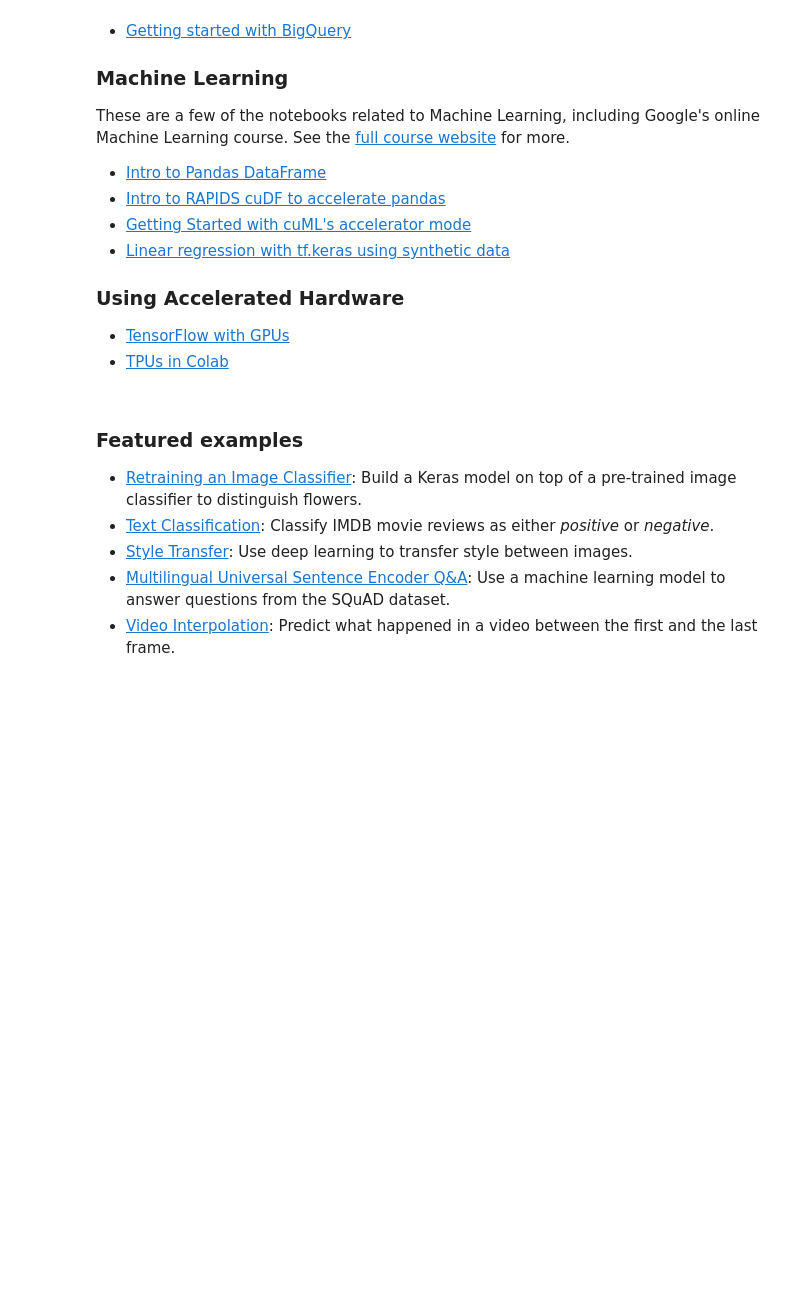
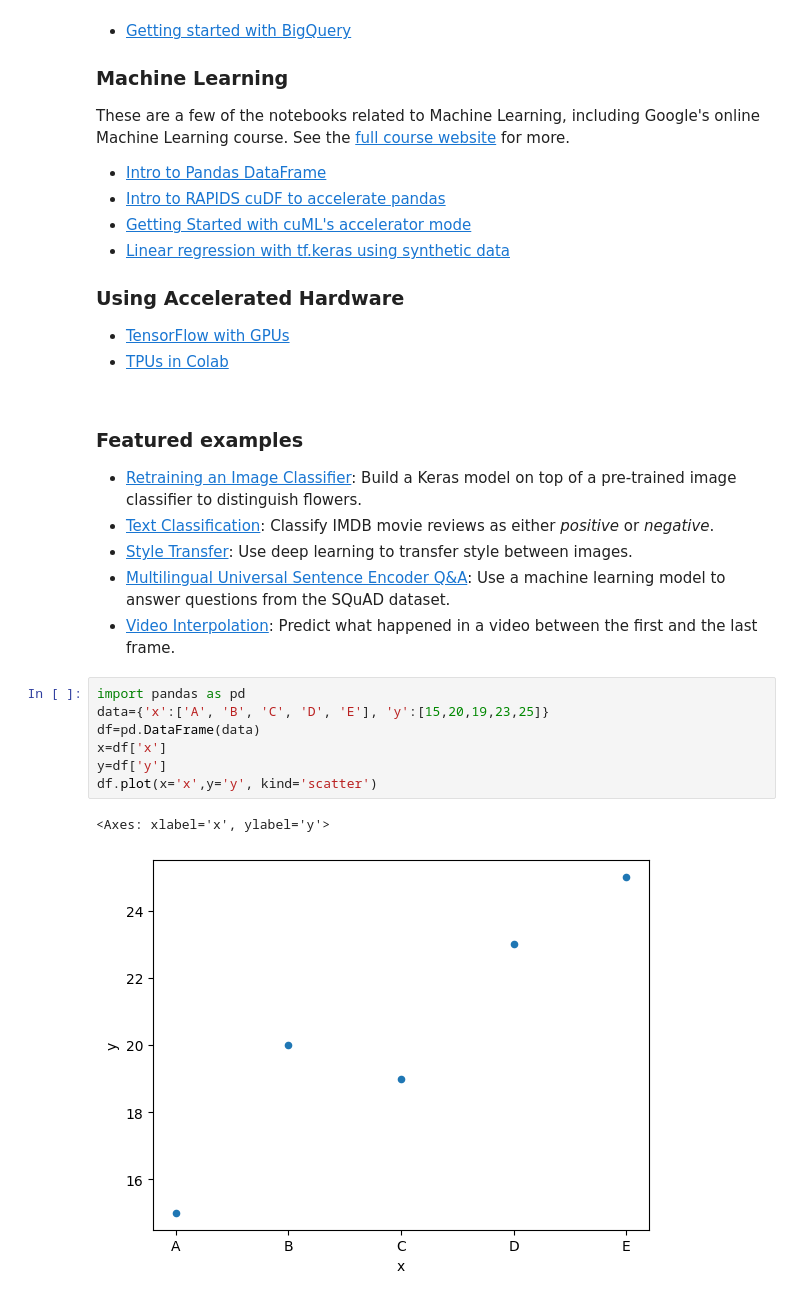
Before and after one commit to SophiaJoseph888/starter-programming-in-science-lab-2, a Jupyter notebook: Welcome_To_Colab.ipynb, the cells around one changed output. Drawn from its saved outputs; the diff is of its cells as text; blank space fills up the shorter version.

```diff
--- a/Welcome_To_Colab.ipynb
+++ b/Welcome_To_Colab.ipynb
@@ -191,3 +191,13 @@ These are a few of the notebooks related to Machine Learning, including Google's
 - [Style Transfer](https://tensorflow.org/hub/tutorials/tf2_arbitrary_image_stylization): Use deep learning to transfer style between images.
 - [Multilingual Universal Sentence Encoder Q&A](https://tensorflow.org/hub/tutorials/retrieval_with_tf_hub_universal_encoder_qa): Use a machine learning model to answer questions from the SQuAD dataset.
 - [Video Interpolation](https://tensorflow.org/hub/tutorials/tweening_conv3d): Predict what happened in a video between the first and the last frame.
+# %%
+import pandas as pd
+data={'x':['A', 'B', 'C', 'D', 'E'], 'y':[15,20,19,23,25]}
+df=pd.DataFrame(data)
+x=df['x']
+y=df['y']
+df.plot(x='x',y='y', kind='scatter')
+# %% [output]
+<Axes: xlabel='x', ylabel='y'>
+[figure, added]
```
Also changed, not shown: parts of 8 cells of this notebook.
